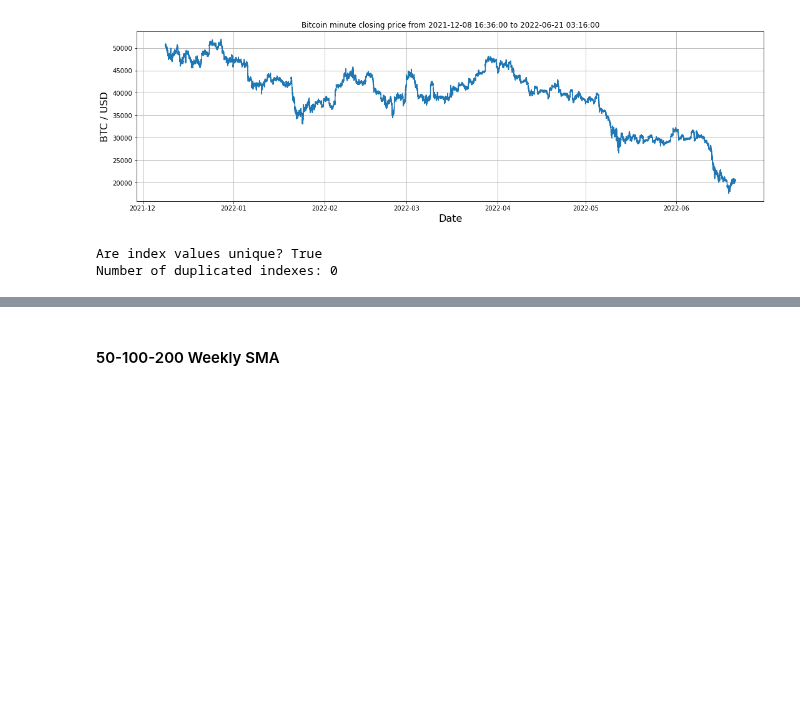
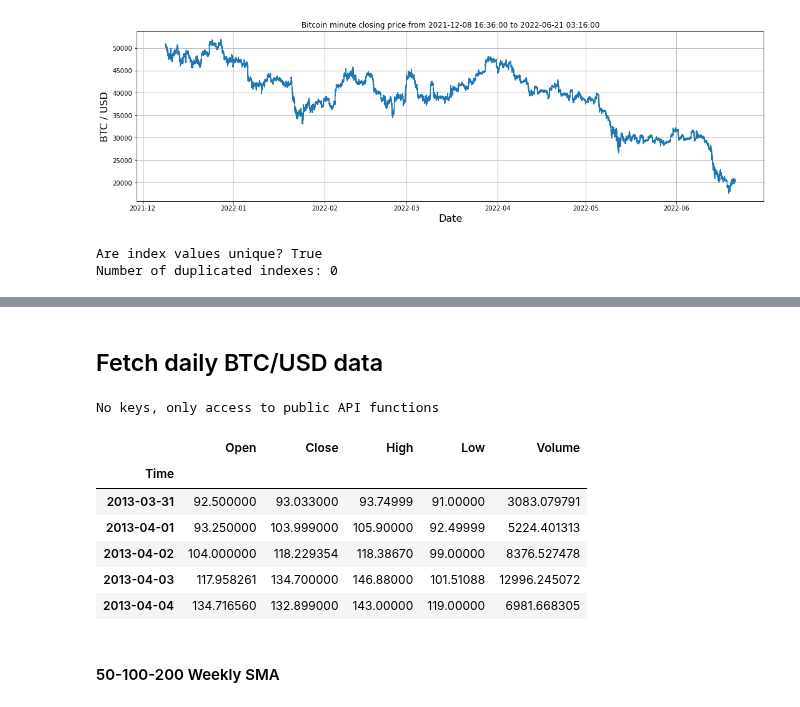
Before and after one commit to rmarinplana/personalProjects, a Jupyter notebook: btc_usd.ipynb, the cells around one changed output, grey strips where cells are left out. Drawn from its saved outputs; the diff is of its cells as text; code cells hidden in the pictures; blank space fills up the shorter version.

```diff
--- a/btc_usd.ipynb
+++ b/btc_usd.ipynb
@@ -168,3 +170,36 @@ btc_day = btc_minute.resample("D").mean().dropna()'''
+# %% [markdown]
+## Fetch daily BTC/USD data
+# %%
+# Define query parameters
+symbol = 'BTCUSD' # currenty pair
+interval = '1D' # time resolution
+limit = 10000 # datapoints per call (in days)
+
+# Fetch the data
+pair_data = bitfinex.api_v2().candles(symbol=symbol, interval=interval, limit=limit)
+# %% [output]
+No keys, only access to public API functions
+# %%
+# Remove error messages
+ind = [np.ndim(x) != 0 for x in pair_data]
+pair_data = [i for (i, v) in zip(pair_data, ind) if v]
+
+# Create pandas data frame and clean data
+names = ['Time', 'Open', 'Close', 'High', 'Low', 'Volume']
+btc_day = pd.DataFrame(pair_data, columns=names)
+btc_day.drop_duplicates(inplace=True)
+btc_day['Time'] = pd.to_datetime(btc_day['Time'], unit='ms')
+btc_day.set_index('Time', inplace=True)
+btc_day.sort_index(inplace=True)
+btc_day.head()
+# %% [output]
+|  | Open | Close | High | Low | Volume |
+| Time |  |  |  |  |  |
+| 2013-03-31 | 92.500000 | 93.033000 | 93.74999 | 91.00000 | 3083.079791 |
+| 2013-04-01 | 93.250000 | 103.999000 | 105.90000 | 92.49999 | 5224.401313 |
+| 2013-04-02 | 104.000000 | 118.229354 | 118.38670 | 99.00000 | 8376.527478 |
+| 2013-04-03 | 117.958261 | 134.700000 | 146.88000 | 101.51088 | 12996.245072 |
+| 2013-04-04 | 134.716560 | 132.899000 | 143.00000 | 119.00000 | 6981.668305 |
 # %% [markdown]
 #### 50-100-200 Weekly SMA
 # %%
```
Also changed, not shown: parts of 10 cells of this notebook.
